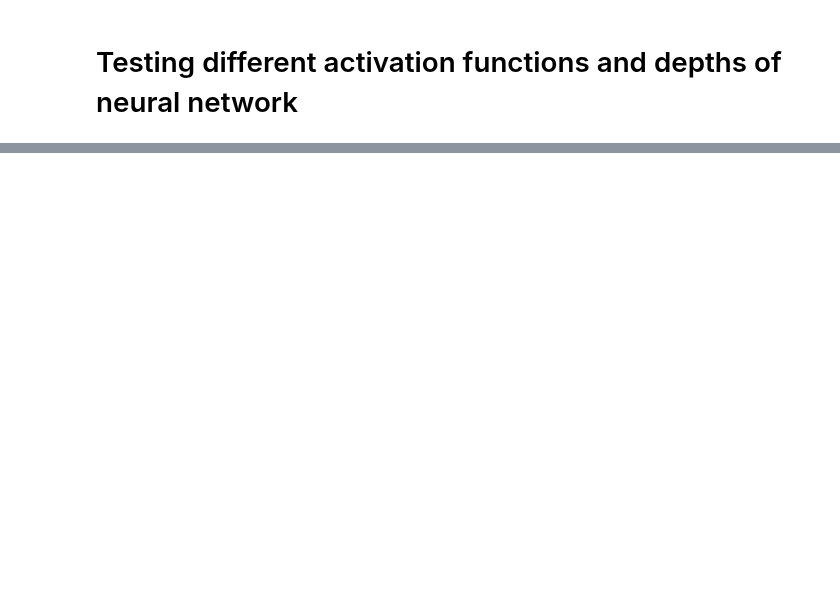
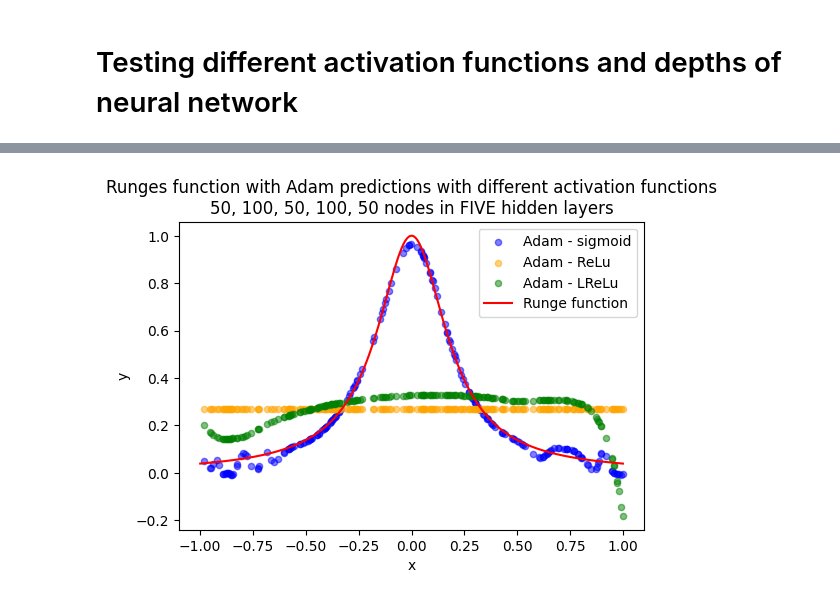
Before and after one commit to johtj/data_analysis_ml_projects, a Jupyter notebook: assignment2/Code/part_d.ipynb, the cells around one changed output, grey strips where cells are left out. Cells and saved outputs as stored; diff of their text form; code cells hidden in the pictures; blank space fills up the shorter version.

```diff
--- a/assignment2/Code/part_d.ipynb
+++ b/assignment2/Code/part_d.ipynb
@@ -27,22 +27,91 @@ cost_fn_ols = class_mse_loss(l1=0, l2=0)   # mse for regression, no penalty for
 
 LAMBDA_VALUES = [0]
 # %%
+# computing and plotting specified hyperparameters for further analysis
+
+
+print('JUST CHOOSE ONE OF THE DIMENSIONS FOR PLOTTING, CHANGE TITLE AND FILENAME FOR FIGURE BELOW')
 
 # List if hidden layers to test
-
 list_hidden_layers = [
-    (2,),
-    (8,),
-    (16,),
-    (32,),
-    (50,),
-    (8, 16),
-    (50, 100),
-    (8, 16, 8),
-    (16, 32, 16),
-    (50, 100, 50),
+    #(50, 100)
     (50, 100, 50, 100, 50)
 ]
 
 # activation function to test
 list_activation_functions = ['sigmoid', 'RELU', 'LRELU']
+
+
+
+
+# processing variations
+
+for hidden in list_hidden_layers:
+
+
+        sigmoid_activaton_func, sigmoid_activaton_func_derivative, sigmoid_output_func, sigmoid_output_func_derivative = decide_activation_func('sigmoid')
+        sigmoid_activations, sigmoid_activations_derivative, sigmoid__dim = create_activations_layderdim(sigmoid_activaton_func, sigmoid_activaton_func_derivative,
+                                                                        sigmoid_output_func, sigmoid_output_func_derivative,
+                                                                        hidden, y_train_scaled_ols, X_train_scaled_ols)
+
+
+        relu_activaton_func, relu_activaton_func_derivative, relu_output_func, relu_output_func_derivative = decide_activation_func('RELU')
+        relu_activations, relu_activations_derivative, relu__dim = create_activations_layderdim(relu_activaton_func, relu_activaton_func_derivative,
+                                                                        relu_output_func, relu_output_func_derivative,
+                                                                        hidden, y_train_scaled_ols, X_train_scaled_ols)
+
+        lrelu_activaton_func, lrelu_activaton_func_derivative, lrelu_output_func, lrelu_output_func_derivative = decide_activation_func('LRELU')
+        lrelu_activations, lrelu_activations_derivative, lrelu__dim = create_activations_layderdim(lrelu_activaton_func, lrelu_activaton_func_derivative,
+                                                                        lrelu_output_func, lrelu_output_func_derivative,
+                                                                        hidden, y_train_scaled_ols, X_train_scaled_ols)
+
+
+
+        def model_fn_sigmoid():
+            return NN(sigmoid__dim, list(sigmoid_activations), list(sigmoid_activations_derivative), cost_fn_ols, NP_RANDOM_SEED)
+
+        def model_fn_relu():
+            return NN(relu__dim, list(relu_activations), list(relu_activations_derivative), cost_fn_ols, NP_RANDOM_SEED)
+
+        def model_fn_lrelu():
+            return NN(lrelu__dim, list(lrelu_activations), list(lrelu_activations_derivative), cost_fn_ols, NP_RANDOM_SEED)
+
+
+        # ADAM
+        rho_val = 0.9
+        rho2_val = 0.999
+        ADAM_results_sigmoid = neural_network_loop(model_fn_sigmoid, ETA_VALUES, LAMBDA_VALUES, 'ADAM', ffnn_iterations, X_train_scaled_ols, y_train_scaled_ols, X_test_scaled_ols, y_test_scaled_ols, batch_val=batch_value, rho=rho_val, rho2=rho2_val, verbose=VERBOSE_FFNN)
+        ADAM_results_relu = neural_network_loop(model_fn_relu, ETA_VALUES, LAMBDA_VALUES, 'ADAM', ffnn_iterations, X_train_scaled_ols, y_train_scaled_ols, X_test_scaled_ols, y_test_scaled_ols, batch_val=batch_value, rho=rho_val, rho2=rho2_val, verbose=VERBOSE_FFNN)
+        ADAM_results_lrelu = neural_network_loop(model_fn_lrelu, ETA_VALUES, LAMBDA_VALUES, 'ADAM', ffnn_iterations, X_train_scaled_ols, y_train_scaled_ols, X_test_scaled_ols, y_test_scaled_ols, batch_val=batch_value, rho=rho_val, rho2=rho2_val, verbose=VERBOSE_FFNN)
+
+
+
+        # Save heatmaps for analysis
+        if SAVE_FIGURE:
+
+            task = 'part_d'
+            algo = 'ownNN'
+            plot_type = 'heatmap'
+            plot_type_runge = 'runge-activations'
+
+            #filename_values = f'{task}-{plot_type}-{hidden}-activation{act_f}-iter{ffnn_iterations}-batch{batch_value}-{algo}'
+
+
+            #plot_heatmap(ADAM_results, 'MSE test', y_axis_scientific=False, show_plot=SHOW_PLOT, title=f'Heatmap with MSE values for ADAM - {act_f}', filename = 'adam_' + filename_values)
+
+
+            from source.utils import rescale_predictions
+
+            ADAM_best_rescaled_pred_sigmoid = rescale_predictions(ADAM_results_sigmoid, y_train_std_ols, y_train_mean_ols)
+            ADAM_best_rescaled_pred_relu = rescale_predictions(ADAM_results_relu, y_train_std_ols, y_train_mean_ols)
+            ADAM_best_rescaled_pred_lrelu = rescale_predictions(ADAM_results_lrelu, y_train_std_ols, y_train_mean_ols)
+
+            filename_values = f'{task}-{plot_type_runge}-{hidden}--iter{ffnn_iterations}-batch{batch_value}-{algo}'
+
+            from source.plotting import plot_runges_three_predictions
+            plot_runges_three_predictions(x, y, x_test, ADAM_best_rescaled_pred_sigmoid,
+                            x_test, ADAM_best_rescaled_pred_relu, x_test, ADAM_best_rescaled_pred_lrelu,
+                                label_scatter1='Adam - sigmoid', label_scatter2='Adam - ReLu', label_scatter3='Adam - LReLu',
+                                alpha_val=0.5, title='Runges function with Adam predictions with different activation functions\n50, 100, 50, 100, 50 nodes in FIVE hidden layers',
+                                filename='part_d -- Runges function with Adam predictions with different activation functions - 50, 100, 50, 100, 50 nodes in FIVE')
+# %% [output]
@@ -48,0 +135 @@ list_activation_functions = ['sigmoid', 'RELU', 'LRELU']
+[figure, added]
```
Also changed, not shown: parts of 3 cells of this notebook, 3 other files.
